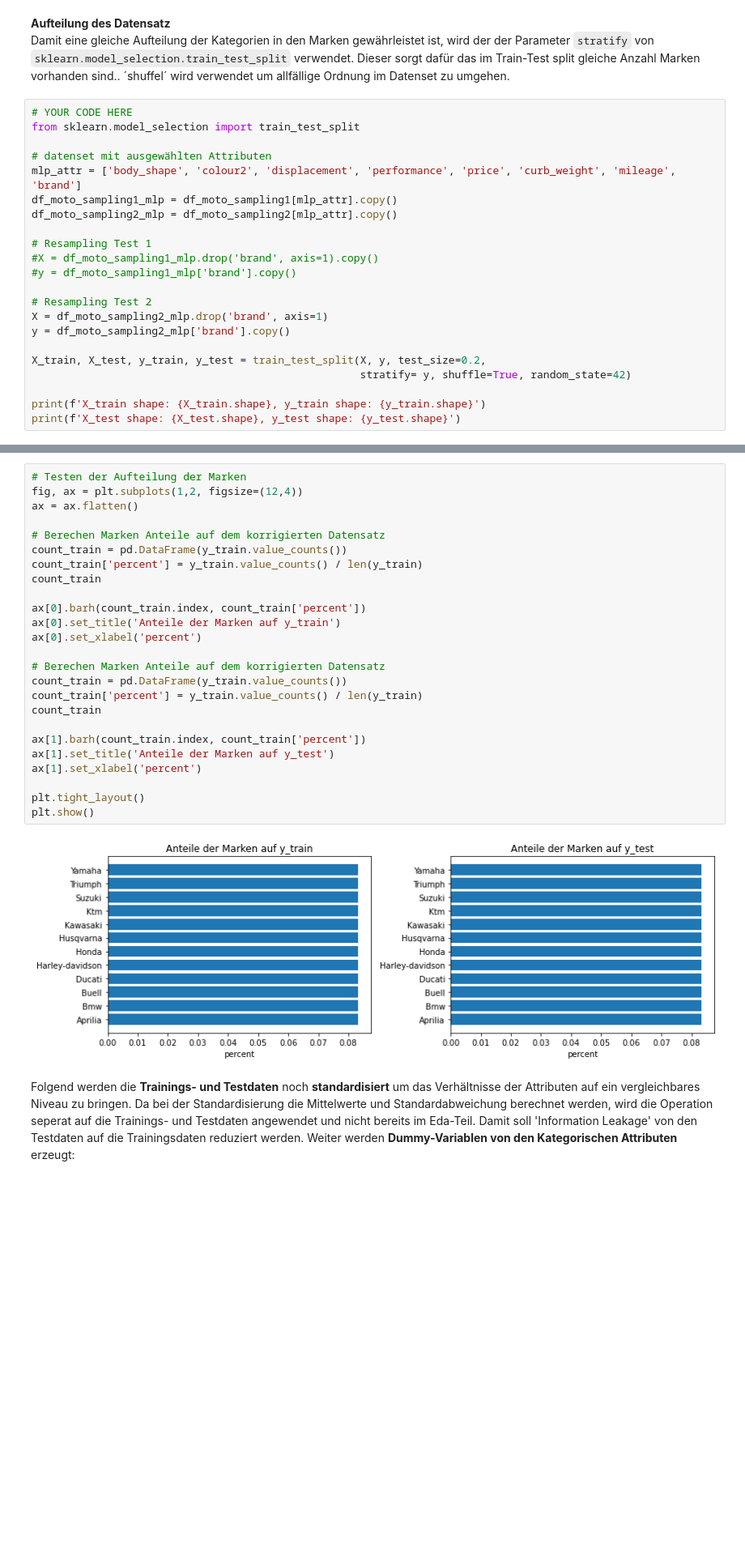
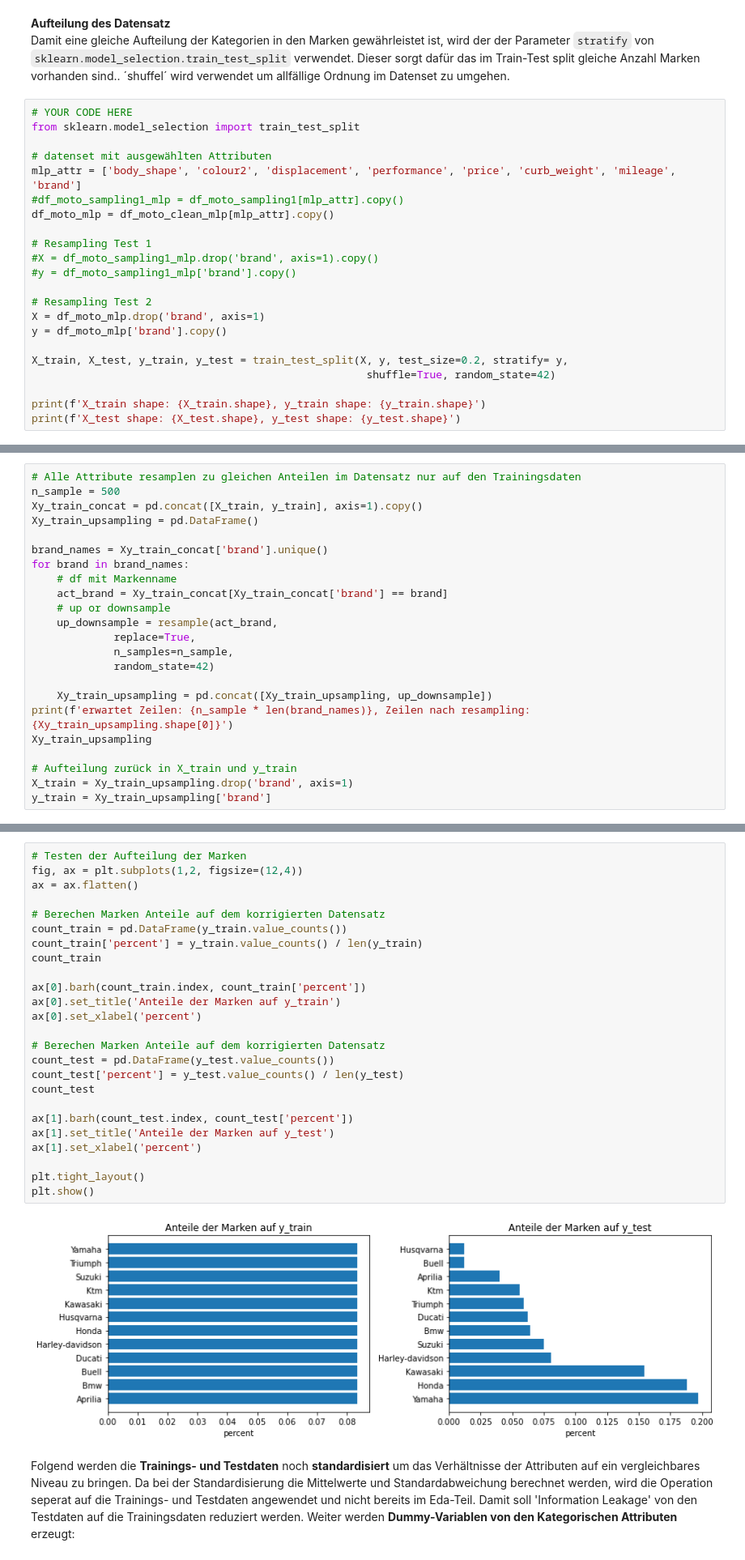
Before and after one commit to rootpi2203/ds_gml, a Jupyter notebook: gml_minichallenge_2/gml_minichallenge_2.ipynb, the cells around one changed output, grey strips where cells are left out. Shown at 81% size. Saved outputs shown, nothing was run; the diff lists cells and outputs as text; blank space fills up the shorter version.

Commit message:
X_train und X_test und Metrik func angepasst

```diff
--- a/gml_minichallenge_2/gml_minichallenge_2.ipynb
+++ b/gml_minichallenge_2/gml_minichallenge_2.ipynb
@@ -745,19 +745,19 @@ from sklearn.model_selection import train_test_split
 
 # datenset mit ausgewählten Attributen
 mlp_attr = ['body_shape', 'colour2', 'displacement', 'performance', 'price', 'curb_weight', 'mileage', 'brand']
-df_moto_sampling1_mlp = df_moto_sampling1[mlp_attr].copy()
-df_moto_sampling2_mlp = df_moto_sampling2[mlp_attr].copy()
+#df_moto_sampling1_mlp = df_moto_sampling1[mlp_attr].copy()
+df_moto_mlp = df_moto_clean_mlp[mlp_attr].copy()
 
 # Resampling Test 1
 #X = df_moto_sampling1_mlp.drop('brand', axis=1).copy()
 #y = df_moto_sampling1_mlp['brand'].copy()
 
 # Resampling Test 2
-X = df_moto_sampling2_mlp.drop('brand', axis=1)
-y = df_moto_sampling2_mlp['brand'].copy()
+X = df_moto_mlp.drop('brand', axis=1)
+y = df_moto_mlp['brand'].copy()
 
-X_train, X_test, y_train, y_test = train_test_split(X, y, test_size=0.2,
-                                                    stratify= y, shuffle=True, random_state=42)
+X_train, X_test, y_train, y_test = train_test_split(X, y, test_size=0.2, stratify= y,
+                                                     shuffle=True, random_state=42)
 
 print(f'X_train shape: {X_train.shape}, y_train shape: {y_train.shape}')
 print(f'X_test shape: {X_test.shape}, y_test shape: {y_test.shape}')
@@ -766,0 +767,23 @@ X_test shape: (1200, 7), y_test shape: (1200,)
+# %%
+# Alle Attribute resamplen zu gleichen Anteilen im Datensatz nur auf den Trainingsdaten
+n_sample = 500
+Xy_train_concat = pd.concat([X_train, y_train], axis=1).copy()
+Xy_train_upsampling = pd.DataFrame()
+
+brand_names = Xy_train_concat['brand'].unique()
+for brand in brand_names:
+    # df mit Markenname
+    act_brand = Xy_train_concat[Xy_train_concat['brand'] == brand]
+    # up or downsample
+    up_downsample = resample(act_brand,
+             replace=True,
+             n_samples=n_sample,
+             random_state=42)
+
+    Xy_train_upsampling = pd.concat([Xy_train_upsampling, up_downsample])
+print(f'erwartet Zeilen: {n_sample * len(brand_names)}, Zeilen nach resampling: {Xy_train_upsampling.shape[0]}')
+Xy_train_upsampling
+
+# Aufteilung zurück in X_train und y_train
+X_train = Xy_train_upsampling.drop('brand', axis=1)
+y_train = Xy_train_upsampling['brand']
@@ -767,30 +792,30 @@ X_test shape: (1200, 7), y_test shape: (1200,)
 # %%
 # Testen der Aufteilung der Marken
 fig, ax = plt.subplots(1,2, figsize=(12,4))
 ax = ax.flatten()
 
 # Berechen Marken Anteile auf dem korrigierten Datensatz
 count_train = pd.DataFrame(y_train.value_counts())
 count_train['percent'] = y_train.value_counts() / len(y_train)
 count_train
 
 ax[0].barh(count_train.index, count_train['percent'])
 ax[0].set_title('Anteile der Marken auf y_train')
 ax[0].set_xlabel('percent')
 
 # Berechen Marken Anteile auf dem korrigierten Datensatz
-count_train = pd.DataFrame(y_train.value_counts())
-count_train['percent'] = y_train.value_counts() / len(y_train)
-count_train
+count_test = pd.DataFrame(y_test.value_counts())
+count_test['percent'] = y_test.value_counts() / len(y_test)
+count_test
 
-ax[1].barh(count_train.index, count_train['percent'])
+ax[1].barh(count_test.index, count_test['percent'])
 ax[1].set_title('Anteile der Marken auf y_test')
 ax[1].set_xlabel('percent')
 
 plt.tight_layout()
 plt.show()
 # %% [output]
-[figure, old version]
+[figure, new version]
 # %% [markdown]
 Folgend werden die **Trainings- und Testdaten** noch **standardisiert** um das Verhältnisse der Attributen auf ein vergleichbares Niveau zu bringen. Da bei der Standardisierung die Mittelwerte und Standardabweichung berechnet werden, wird die Operation seperat auf die Trainings- und Testdaten angewendet und nicht bereits im Eda-Teil. Damit soll 'Information Leakage' von den Testdaten auf die Trainingsdaten reduziert werden. Weiter werden **Dummy-Variablen von den Kategorischen Attributen** erzeugt:
 # %%
```
Also changed, not shown: parts of 40 cells of this notebook.
